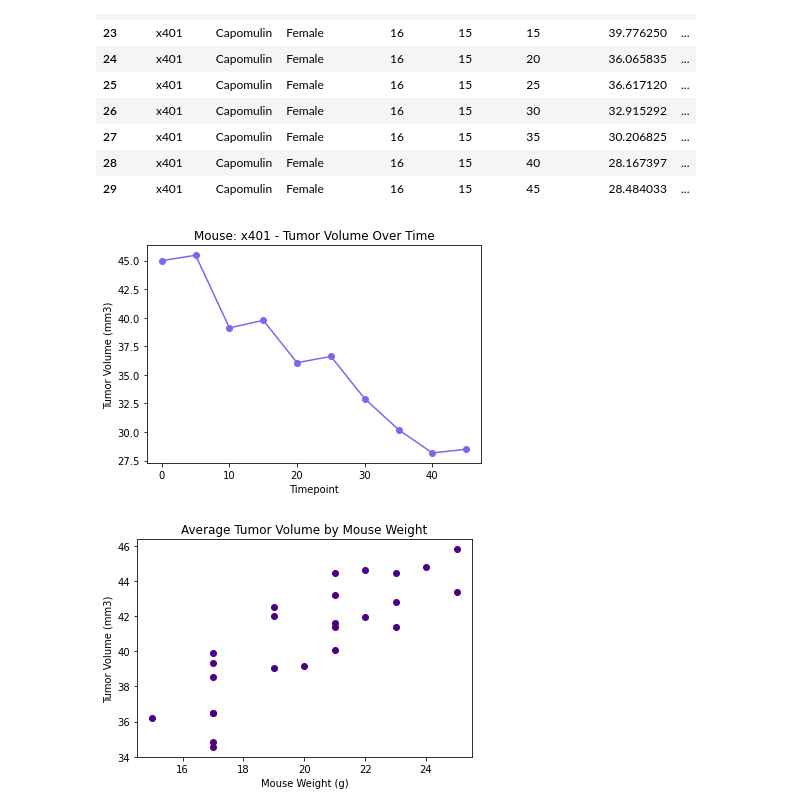
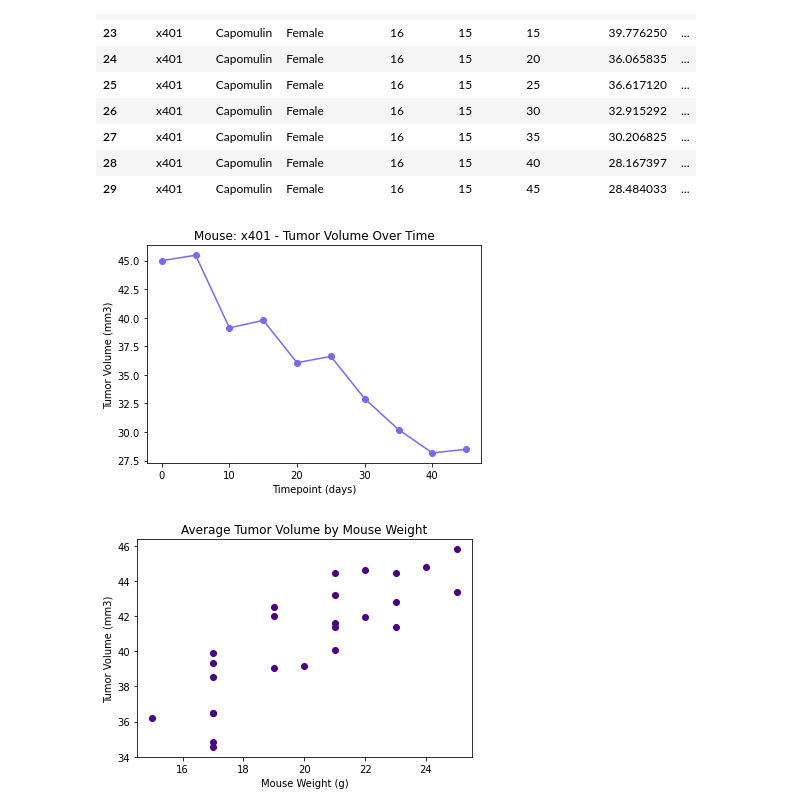
Before and after one commit to LP-116/matplotlib-challenge, a Jupyter notebook: pymaceuticals_starter.ipynb, the cells around one changed output. Cells and saved outputs as stored; diff of their text form; code cells hidden in the pictures.

```diff
--- a/pymaceuticals_starter.ipynb
+++ b/pymaceuticals_starter.ipynb
@@ -448,16 +448,16 @@ x401_data
 # %%
 # Setting the parameters for the graph.
 tumor_volume = x401_data["Tumor Volume (mm3)"]
 time_point = x401_data["Timepoint"]
 
 # Displaying the graph.
-plt.xlabel("Timepoint")
+plt.xlabel("Timepoint (days)")
 plt.ylabel("Tumor Volume (mm3)")
 plt.title("Mouse: x401 - Tumor Volume Over Time")
 plt.plot(time_point, tumor_volume, color="mediumslateblue", label="Tumor Volume", marker="o")
 plt.show();
 # %% [output]
-[figure, old version]
+[figure, new version]
 # %%
 # Generate a scatter plot of average tumor volume vs. mouse weight for the Capomulin regimen
 
```
Also changed, not shown: parts of 1 cell of this notebook.
